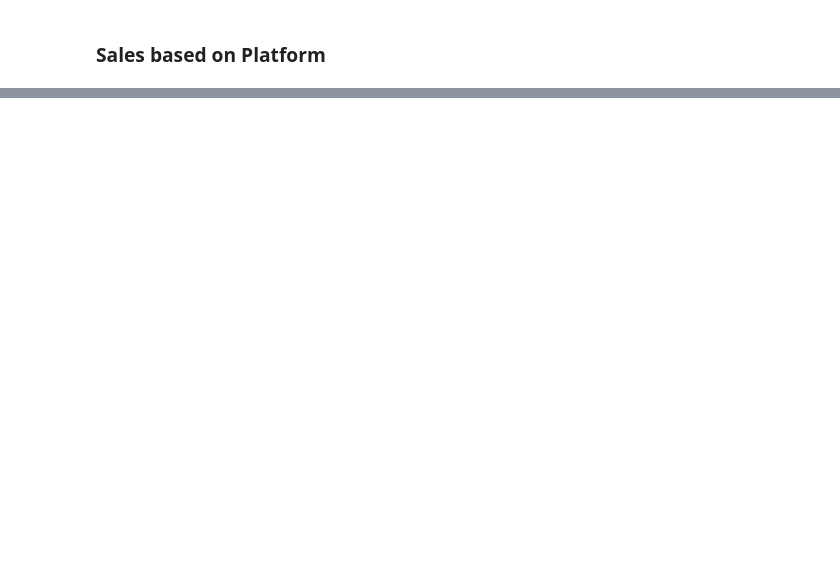
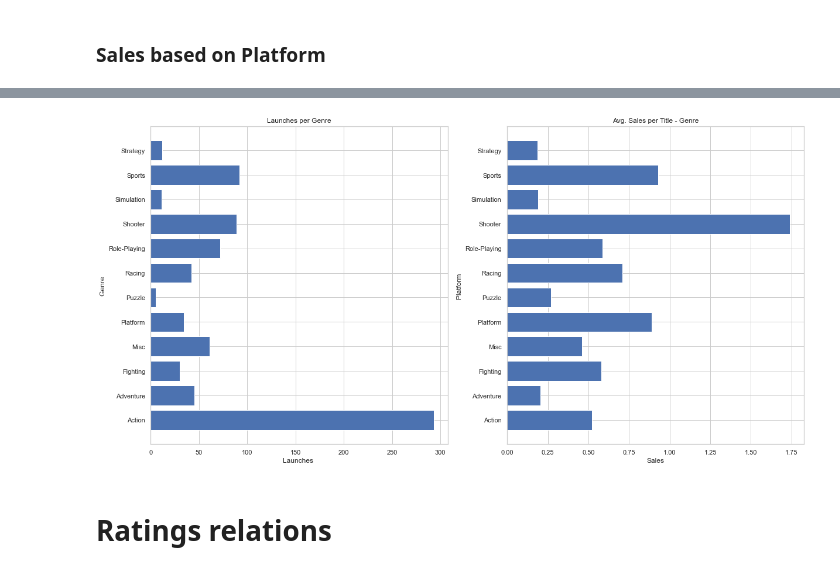
Before and after one commit to migueldf/data-storytelling, a Jupyter notebook: main.ipynb, the cells around one changed output, grey strips where cells are left out. Saved outputs shown, nothing was run; the diff lists cells and outputs as text; code cells hidden in the pictures; blank space fills up the shorter version.

```diff
--- a/main.ipynb
+++ b/main.ipynb
@@ -202,4 +202,5 @@ plt.show()
 # %% [markdown]
 ### Sales based on Platform
 # %%
-last_gen_df = df[df['Platform'].isin(['PS2', 'XOne', 'WiiU'])]
+last_gen_df = df[df['Platform'].isin(['PS4', 'XOne', 'WiiU'])]
+last_gen_df.head(1)
@@ -241,0 +308,29 @@ x = x[x.between(x.quantile(.15), x.quantile(.85))] # without outliers
+# %%
+genre_df_sales = last_gen_df['Global_Sales'].groupby(last_gen_df['Genre']).agg('mean').reset_index()
+genre_df_titles = last_gen_df['Name'].groupby(last_gen_df['Genre']).agg('count').reset_index()
+
+genre_df = pd.merge(genre_df_sales,genre_df_titles)
+# %%
+f = plt.figure(figsize=(20,10))
+ax = f.add_subplot(121)
+ax2 = f.add_subplot(122)
+x = np.linspace(0,4,1000)
+
+
+ax.barh(genre_df['Genre'], genre_df['Name'])
+ax.set_title("Launches per Genre")
+ax.set_xlabel('Launches ')
+ax.set_ylabel('Genre ')
+
+ax2.barh(genre_df['Genre'], genre_df['Global_Sales'])
+ax2.set_title("Avg. Sales per Title - Genre")
+ax2.set_xlabel('Sales')
+ax2.set_ylabel('Platform ')
+
+
+
+plt.show()
+# %% [output]
+[figure, added]
+# %% [markdown]
+# Ratings relations
```
Also changed, not shown: parts of 18 cells of this notebook.
